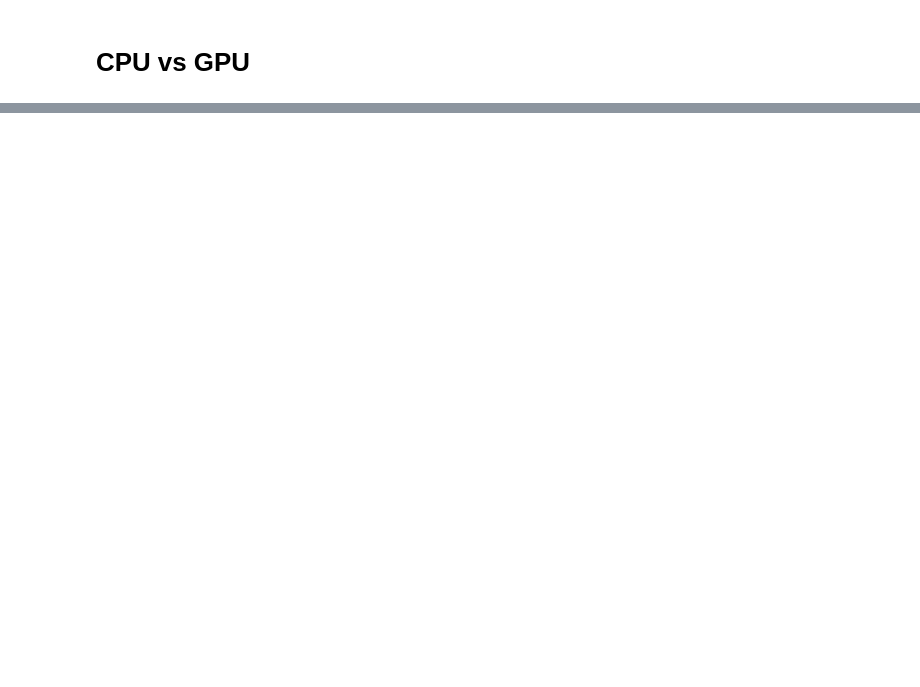
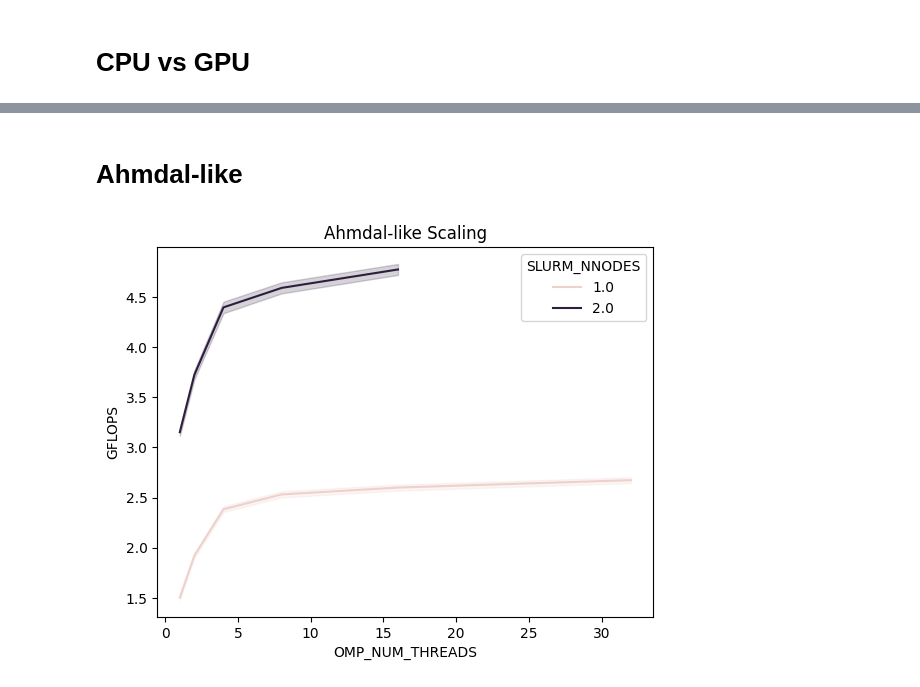
Before and after one commit to mikethebos/HPCG, a Jupyter notebook: Analysis.ipynb, the cells around one changed output, grey strips where cells are left out. Drawn from its saved outputs; the diff is of its cells as text; code cells hidden in the pictures; blank space fills up the shorter version.

```diff
--- a/Analysis.ipynb
+++ b/Analysis.ipynb
@@ -272,0 +281,16 @@ plt.savefig('figures/flops_local_problem_size_cpu_vs_gpu.svg')
+# %% [markdown]
+# Ahmdal-like
+# %%
+data_cpu = data[data['Cluster'] == 'Hopper']
+data_cpu_one_task_per_node = data_cpu[data_cpu['SLURM_NTASKS_PER_NODE'] == 1]
+
+data_up_to_x_nodes = data_cpu_one_task_per_node[data_cpu_one_task_per_node['SLURM_NNODES'] <= 2]
+# %%
+sns.lineplot(data_up_to_x_nodes, x="OMP_NUM_THREADS", y="GFLOPS", hue='SLURM_NNODES')
+#plt.xscale('log')
+#plt.yscale('log')
+#label_peaks(data[data['Cluster'] == 'Hopper'], "Problem Size", "GFLOPS", True)
+plt.title('Ahmdal-like Scaling')
+plt.savefig('figures/flops_ahmdal.svg')
+# %% [output]
+[figure, added]
```
Also changed, not shown: parts of 18 cells of this notebook, 17 other files.
